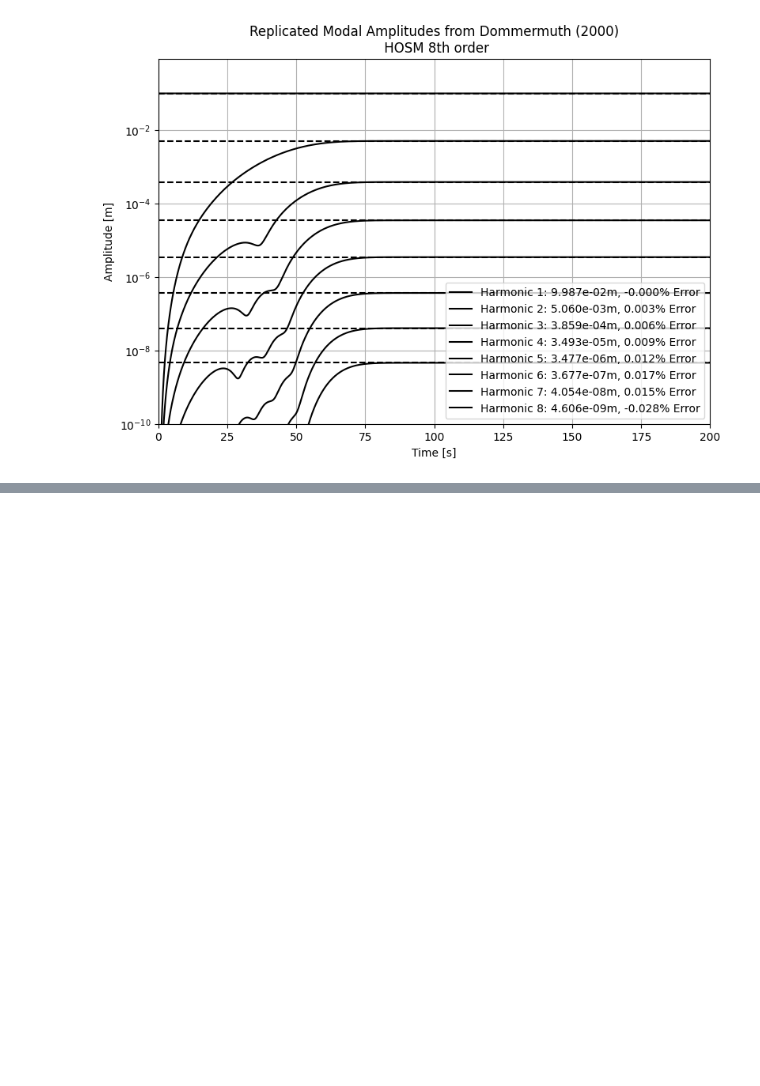
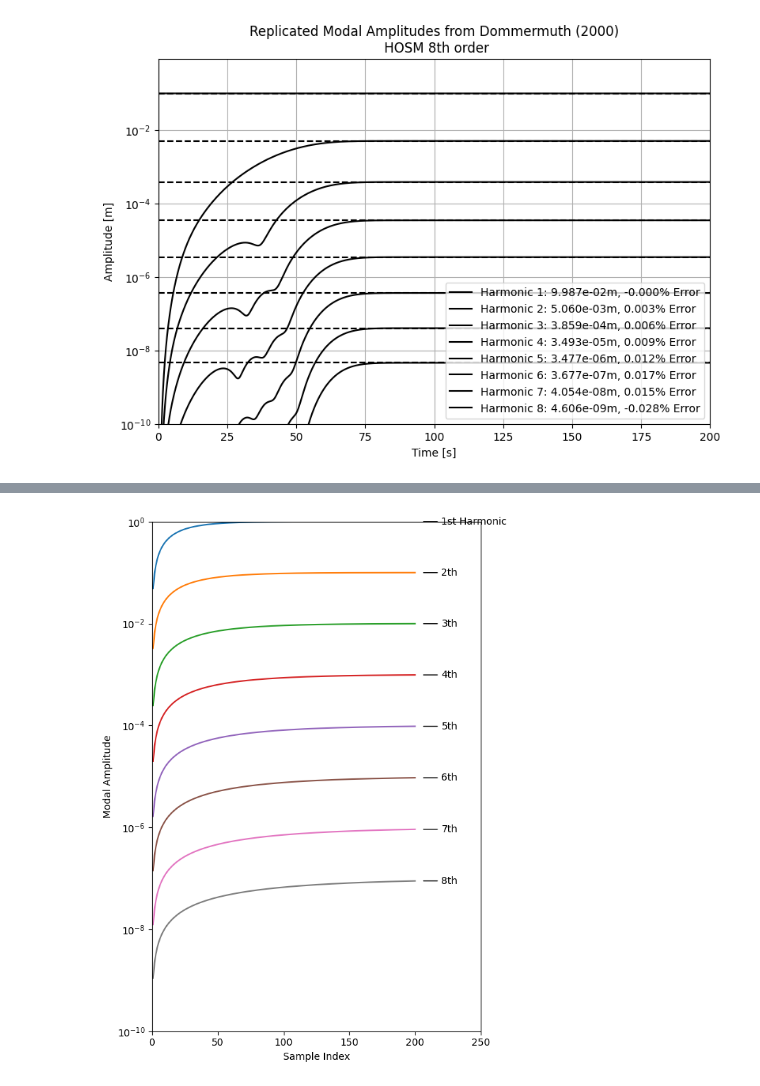
Before and after one commit to VegardBaa/HOSim, a Jupyter notebook: verification/verification_2d.ipynb, the cells around one changed output, grey strips where cells are left out. Drawn from its saved outputs; the diff is of its cells as text; code cells hidden in the pictures; blank space fills up the shorter version.

```diff
--- a/verification/verification_2d.ipynb
+++ b/verification/verification_2d.ipynb
@@ -232,0 +257,29 @@ plt.show()
+# %%
+import matplotlib.pyplot as plt
+import numpy as np
+
+x = np.linspace(1, 200, 200)
+fig, ax = plt.subplots(figsize=(6, 8))
+
+# Plotting dummy exponential decay curves for harmonics
+for i in range(8):
+    y = 10**(-i) * (1 - np.exp(-x / (20 + i * 10)))
+    ax.plot(x, y)
+
+    # Annotate at the end of each curve
+    ax.annotate(f'{i+1}st Harmonic' if i == 0 else f'{i+1}th',
+                xy=(205, y[-1]),         # Point to annotate
+                xytext=(220, y[-1]),     # Text location
+                arrowprops=dict(arrowstyle='-'),
+                va='center')
+
+ax.set_yscale('log')
+ax.set_xlim(0, 250)
+ax.set_ylim(1e-10, 1)
+ax.set_ylabel('Modal Amplitude')
+ax.set_xlabel('Sample Index')
+
+plt.tight_layout()
+plt.show()
+# %% [output]
+[figure, added]
```
Also changed, not shown: parts of 1 cell of this notebook.
